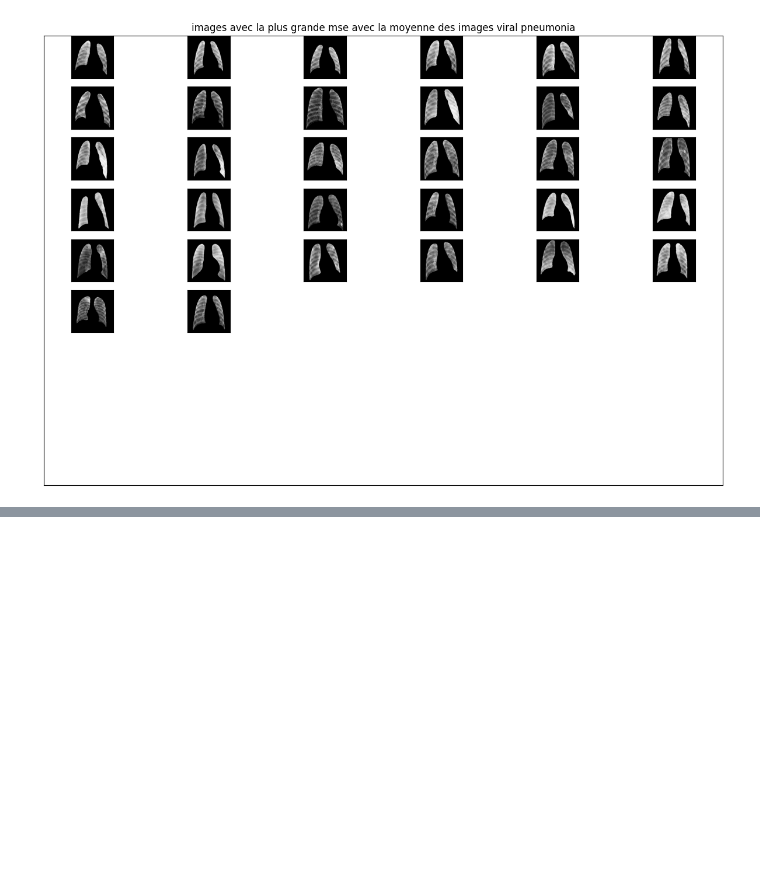
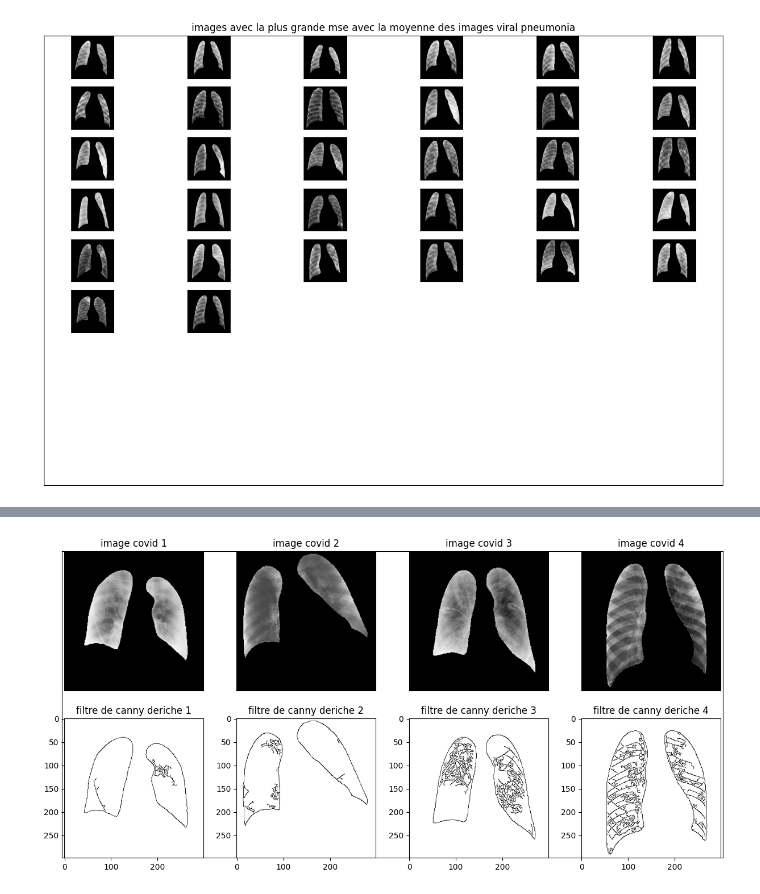
Before and after one commit to cyrilmarat/Liora_Covid, a Jupyter notebook: notebooks/exploration/read_data2.ipynb, the cells around one changed output, grey strips where cells are left out. Drawn from its saved outputs; the diff is of its cells as text; code cells hidden in the pictures; blank space fills up the shorter version.

```diff
--- a/notebooks/exploration/read_data2.ipynb
+++ b/notebooks/exploration/read_data2.ipynb
@@ -363,0 +400,22 @@ for i in range(0, len(values_outliers_ViralPneumonia)):
+# %%
+fig =  plt.figure(figsize = (15,7))
+plt.xticks([]);
+plt.yticks([]);
+columns = 4
+rows = 2
+
+for i in range(0, 4):
+
+    img_edges = cv2.Canny(all_img_Covid[:,:,i],10,200)
+    img_mask_edges = cv2.Canny(all_masks_Covid[:,:,i],10,200)
+    img_edges_minus_masks = cv2.bitwise_not(img_edges,img_mask_edges)
+    fig.add_subplot(rows, columns, i+1)
+    plt.imshow(all_img_Covid[:,:,i], cmap='gray');
+    plt.title("image covid " + str(i+1))
+    plt.xticks([]);
+    plt.yticks([]);
+    fig.add_subplot(rows, columns, i+5)
+    plt.imshow(img_edges_minus_masks, cmap='gray');
+    plt.title("filtre de canny deriche " + str(i+1))
+# %% [output]
+[figure, added]
```
Also changed, not shown: parts of 10 cells of this notebook.
